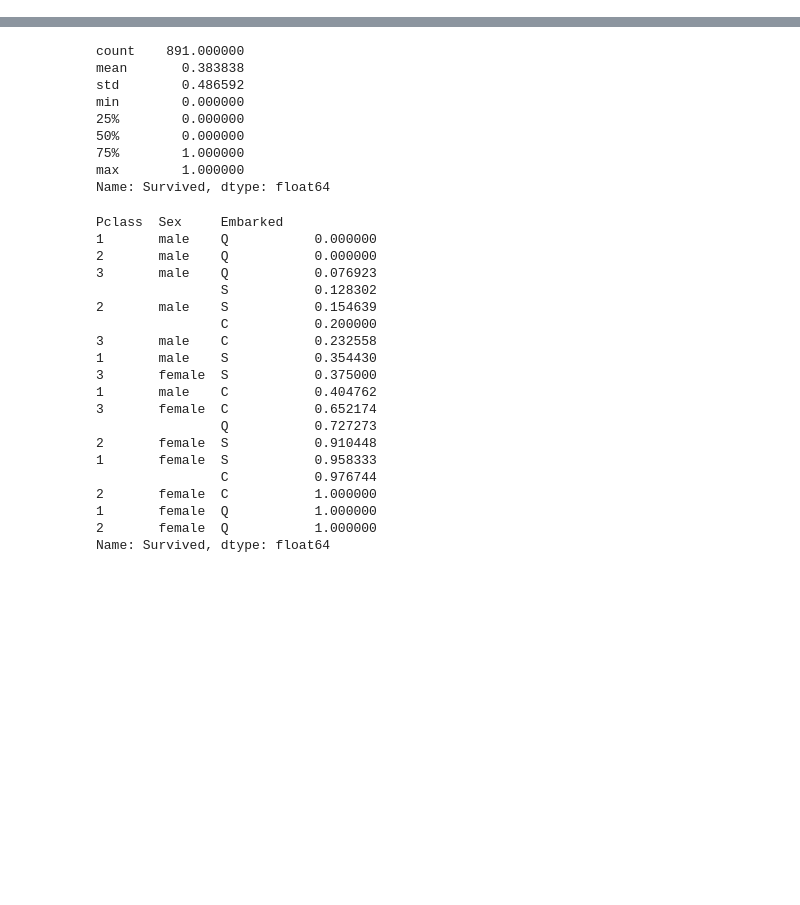
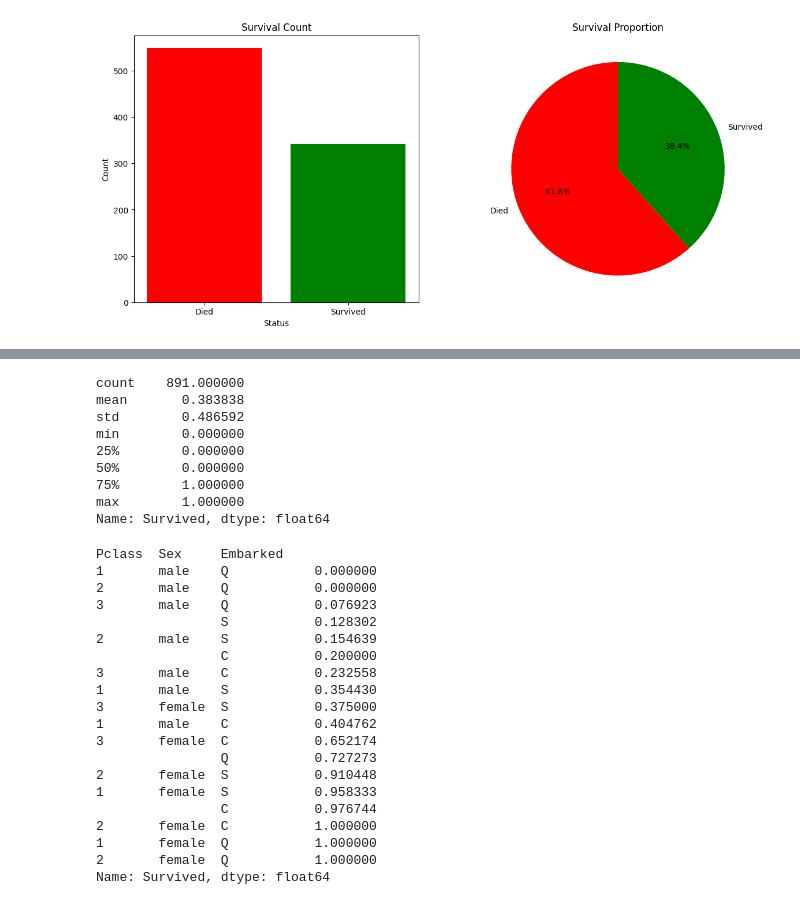
Before and after one commit to sudz4/titanic, a Jupyter notebook: titanic_explore.ipynb, the cells around one changed output, grey strips where cells are left out. Saved outputs shown, nothing was run; the diff lists cells and outputs as text; code cells hidden in the pictures; blank space fills up the shorter version.

Commit message:
titanic

```diff
--- a/titanic_explore.ipynb
+++ b/titanic_explore.ipynb
@@ -14,3 +16,22 @@ titanic_df.head()
 | 2 | 3 | 1 | 3 | Heikkinen, Miss. Laina | female | 26.0 | 0 | 0 | STON/O2. 3101282 | 7.9250 | ... |
 | 3 | 4 | 1 | 1 | Futrelle, Mrs. Jacques Heath (Lil... | female | 35.0 | 1 | 0 | 113803 | 53.1000 | ... |
 | 4 | 5 | 0 | 3 | Allen, Mr. William Henry | male | 35.0 | 0 | 0 | 373450 | 8.0500 | ... |
+# %%
+# General data exploration
+# Create subplots for the two charts
+fig, axs = plt.subplots(1, 2, figsize=(14, 6))
+
+# Bar plot of survival count
+counts = titanic_df['Survived'].value_counts()
+axs[0].bar(['Died', 'Survived'], counts, color=['red', 'green'])
+axs[0].set_title('Survival Count')
+axs[0].set_xlabel('Status')
+axs[0].set_ylabel('Count')
+
+# Pie chart of survival proportion
+axs[1].pie(counts, labels=['Died', 'Survived'], colors=['red', 'green'], autopct='%1.1f%%', startangle=90)
+axs[1].set_title('Survival Proportion')
+
+plt.show()
+# %% [output]
+[figure, added]
```
Also changed, not shown: parts of 3 cells of this notebook.
